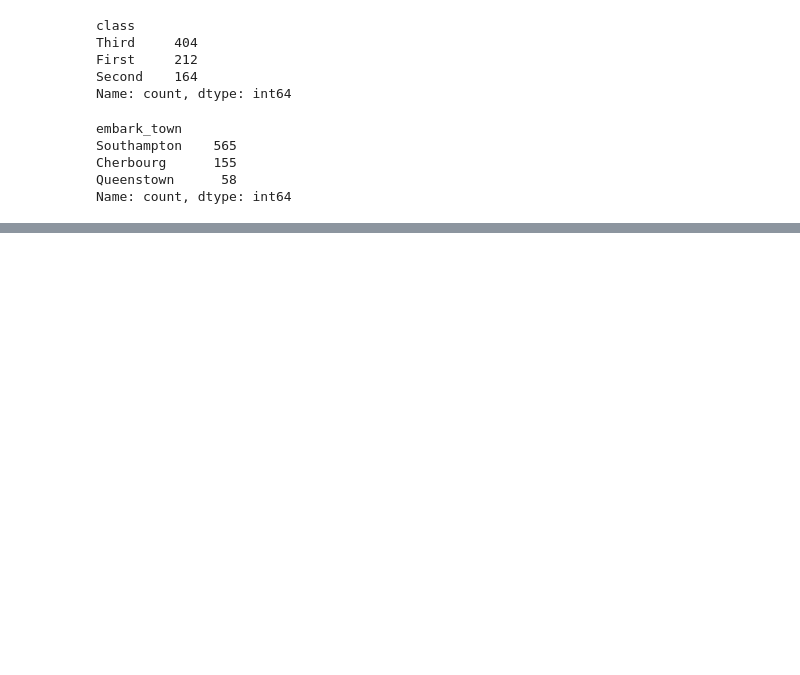
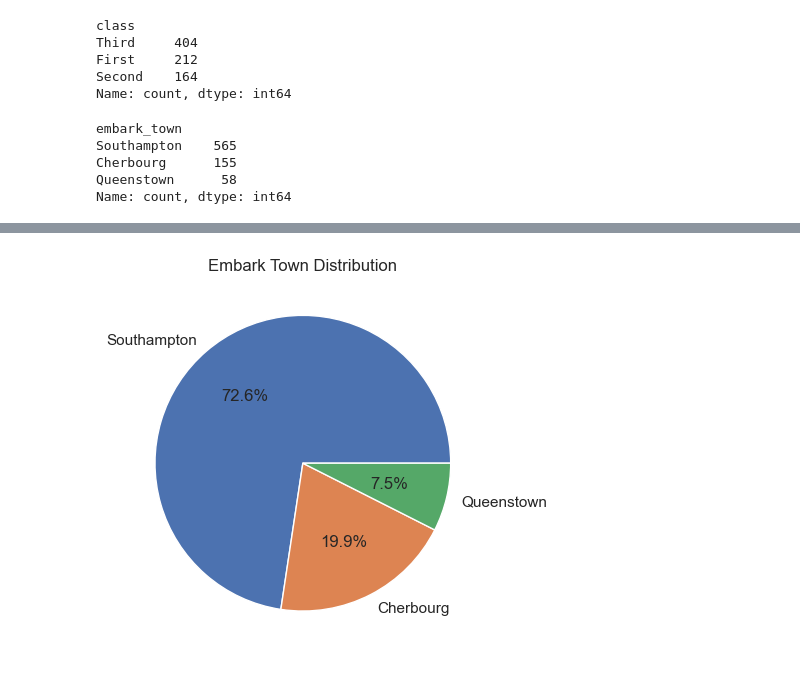
Before and after one commit to Gaurav5791/DATA-SCIENCE-Project-1, a Jupyter notebook: Untitled12.ipynb, the cells around one changed output, grey strips where cells are left out. Cells and saved outputs as stored; diff of their text form; code cells hidden in the pictures; blank space fills up the shorter version.

```diff
--- a/Untitled12.ipynb
+++ b/Untitled12.ipynb
@@ -464,0 +474,8 @@ Name: count, dtype: int64
+# %%
+embark_counts = df['embark_town'].value_counts()
+plt.pie(embark_counts.values, labels=embark_counts.index, autopct="%1.1f%%")
+plt.title("Embark Town Distribution")
+plt.show()
+plt.show()
+# %% [output]
+[figure, added]
```
Also changed, not shown: parts of 1 cell of this notebook.
